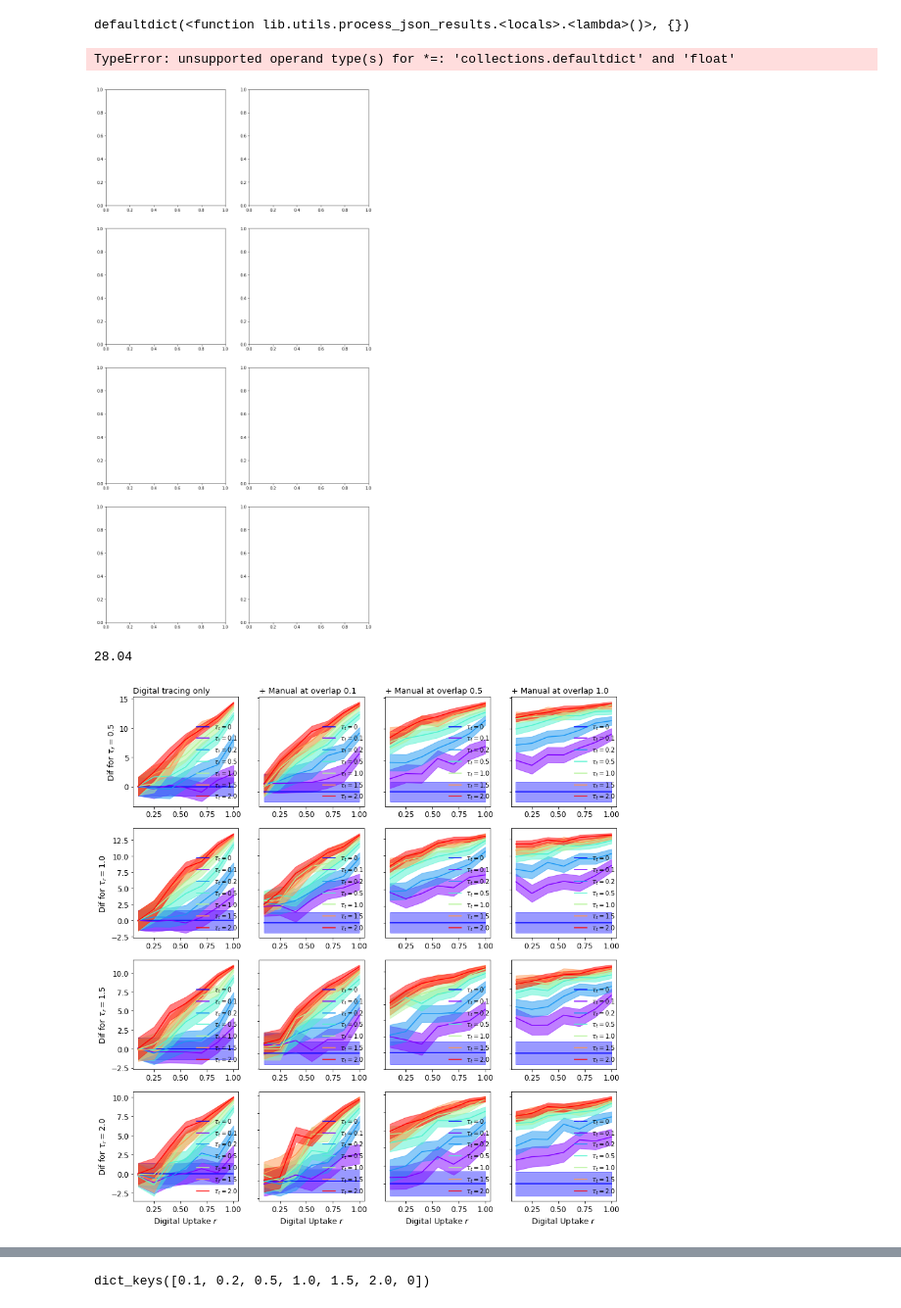
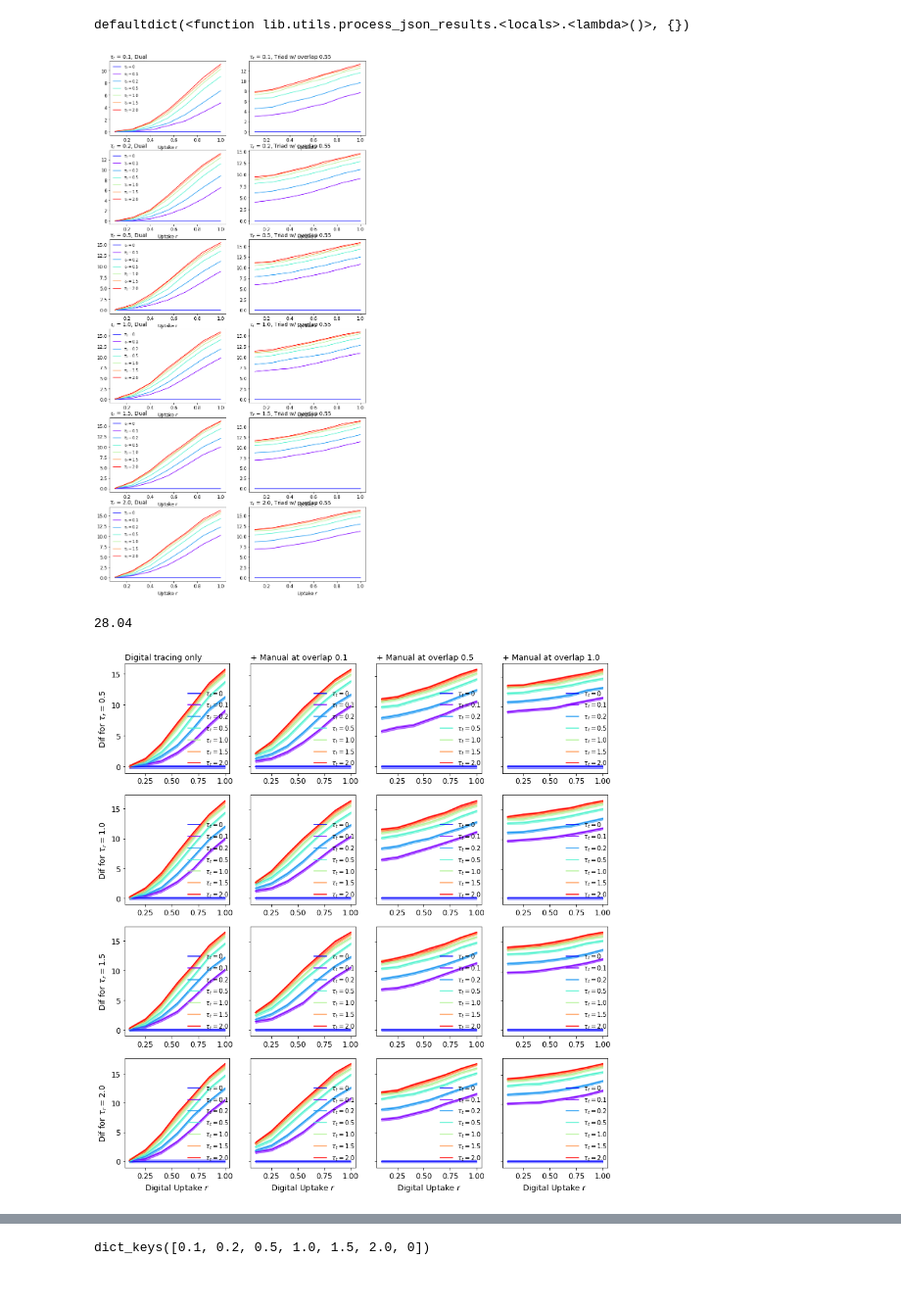
Before and after one commit to andrei-rusu/contact-tracing-model, a Jupyter notebook: notebooks/PlotResults.ipynb, the cells around one changed output, grey strips where cells are left out. Shown at 98% size. Drawn from its saved outputs; the diff is of its cells as text; code cells hidden in the pictures.

```diff
--- a/notebooks/PlotResults.ipynb
+++ b/notebooks/PlotResults.ipynb
@@ -1511,13 +1512,13 @@ sts20[1][overlap][0][taur][metric][0][key_to_plot]
 import os
 import lib.utils as ut
 ut.rel(ut)
-resi = ut.process_json_results('data/run/social_slurm_new/', overlap_to_capture='overlap_two')
+resi = ut.process_json_results('data/run/social_slurm/', overlap_to_capture='overlap_two')
 # %% [output]
 The autoreload extension is already loaded. To reload it, use:
   %reload_ext autoreload
 # %%
 al = resi[.2] # prob asymptomatic 0.2
-# al_5 = resi[.5] # prob asymptomatic 0.5
+al_5 = resi[.5] # prob asymptomatic 0.5
 # %%
 al.keys()
 # %% [output]
@@ -1552,8 +1553,8 @@ sts20 = al[2]
 import matplotlib.pyplot as plt
 uptakes = sorted(sts20.keys())
 tauts = [.1, .2, .5, 1.0, 1.5, 2.0]
-taurs = [.5, 1., 1.5, 2.]
-fig, ax = plt.subplots(4, 4, figsize=(12, 15))
+taurs = [.1, .2, .5, 1., 1.5, 2.]
+fig, ax = plt.subplots(6, 4, figsize=(12, 20))
 colors = plt.cm.rainbow(np.linspace(0, 1, len(tauts)))
 # ax[0].set_yscale('log')
 
@@ -1621,12 +1622,12 @@ for k, overlap in enumerate(overlaps):
             ax[i][k].legend(loc='upper right', bbox_to_anchor=(0.5, 0.5, 0.5, 0.5), prop={'size': 10}, frameon=False)
             for l in range(4):
                 ax[-1][l].set_xlabel(r'Digital Uptake $r$', fontsize=13)
-            ax[i][0].set_ylabel(r'$R$ during Week 1 for $\tau_r=$' + str(taur), fontsize=13)
-#             ax[i][0].set_ylim(0, 4)
-#             ax[i][k].set_ylim(0, 4)
-            ax[i][k].tick_params(labelleft=False)
-            ax[i][0].set_yticks(np.arange(2, 5, 1.0))
-            ax[i][k].set_yticks(np.arange(2, 5, 1.0))
+            ax[i][0].set_ylabel(r'$R$ in Week 1 for $\tau_r=$' + str(taur), fontsize=13)
+            ax[i][0].set_ylim(0, 3)
+            ax[i][k].set_ylim(0, 3)
+            ax[i][k].tick_params(labelleft=True)
+            ax[i][0].set_yticks(np.arange(0.5, 3.5, .5))
+            ax[i][k].set_yticks(np.arange(0.5, 3.5, .5))
 # ax[0].set_ylim(-120, 300)
 # ax[1].set_ylim(-120, 300)
 # plt.savefig('fig/triad-reff.pdf', format='pdf', bbox_inches = 'tight')
@@ -1644,18 +1645,18 @@ defaultdict(<function lib.utils.process_json_results.<locals>.<lambda>()>, {})
 metric = 'average-max-infected'
 key_to_plot = 'mean'
 err = 'std'
-ci = True
+ci = False
 scale_ci = 1.96
 overlap = .55
 
-sts10 = al[1]
-sts20 = al[2]
+sts10 = al_5[1]
+sts20 = al_5[2]
 
 import matplotlib.pyplot as plt
 uptakes = sorted(sts10.keys())
-tauts = [.05, .1, .2, .5]
-taurs = [.05, .1, .2, .5]
-fig, ax = plt.subplots(4, 2, figsize=(12, 25))
+tauts = [.1, .2, .5, 1.0, 1.5, 2.0]
+taurs = [.1, .2, .5, 1., 1.5, 2.]
+fig, ax = plt.subplots(6, 2, figsize=(12, 25))
 # ax[0].set_yscale('log')
 colors = plt.cm.rainbow(np.linspace(0, 1, len(tauts)))
 
@@ -1720,14 +1721,13 @@ for i, taur in enumerate(taurs):
 
 # plt.savefig('fig/uptake', bbox_inches = 'tight')
 # %% [output]
-TypeError: unsupported operand type(s) for *=: 'collections.defaultdict' and 'float'
-[figure, old version]
+[figure, new version]
 # %%
 rate0_10
 # %% [output]
 28.04
 # %%
-metric = 'average-overall-infected'
+metric = 'average-max-infected'
 key_to_plot = 'mean'
 err = 'std'
 ci = True
@@ -1793,31 +1793,31 @@ for k, overlap in enumerate(overlaps):
         #             pass
             error = np.array(error)
             error_20 = np.array(error_20)
             if ci:
                 error = scale_ci * error / math.sqrt(1000)
                 error_20 = scale_ci * error_20 / math.sqrt(1000)
     #         ax[i][0].set_ylim(-20, 90)
     #         ax[i][1].set_ylim(-120, 350)
             if k == 2:
                 ax[i][0].plot(uptakes, to_plot, label=r'$\tau_t = $'+str(taut), color=colors[j])
                 ax[i][0].fill_between(uptakes, to_plot-error, to_plot+error, color=colors[j], alpha=.5)
                 ax[i][0].tick_params(axis='both', which='major', labelsize=12)
                 ax[i][0].tick_params(axis='both', which='major', labelsize=12)
                 ax[i][0].legend(loc='lower right', bbox_to_anchor=(0.5, 0, 0.55, 1), prop={'size': 10}, frameon=False)
 
             ax[i][k].plot(uptakes, to_plot_20, label=r'$\tau_t = $'+str(taut), color=colors[j])
             ax[i][k].fill_between(uptakes, to_plot_20-error_20, to_plot_20+error_20, color=colors[j], alpha=.5)
             ax[i][k].tick_params(axis='both', which='major', labelsize=12)
             ax[i][k].tick_params(axis='both', which='major', labelsize=12)
             ax[i][k].legend(loc='lower right', bbox_to_anchor=(0.5, 0, 0.55, 1), prop={'size': 10}, frameon=False)
             for l in range(4):
                 ax[-1][l].set_xlabel(r'Digital Uptake $r$', fontsize=13)
             ax[i][0].set_ylabel(r'Dif for $\tau_r=$' + str(taur), fontsize=13)
 #             ax[i][0].set_ylim(-10, 1000)
 #             ax[i][k].set_ylim(-10, 1000)
             ax[i][k].tick_params(labelleft=False)
 # ax[0].set_ylim(-120, 300)
 # ax[1].set_ylim(-120, 300)
 # plt.savefig('fig/social-peak-sup.pdf', format='pdf', bbox_inches = 'tight')
 # %% [output]
-[figure, old version]
+[figure, new version]
```
Also changed, not shown: parts of 14 cells of this notebook, 6 other files.
